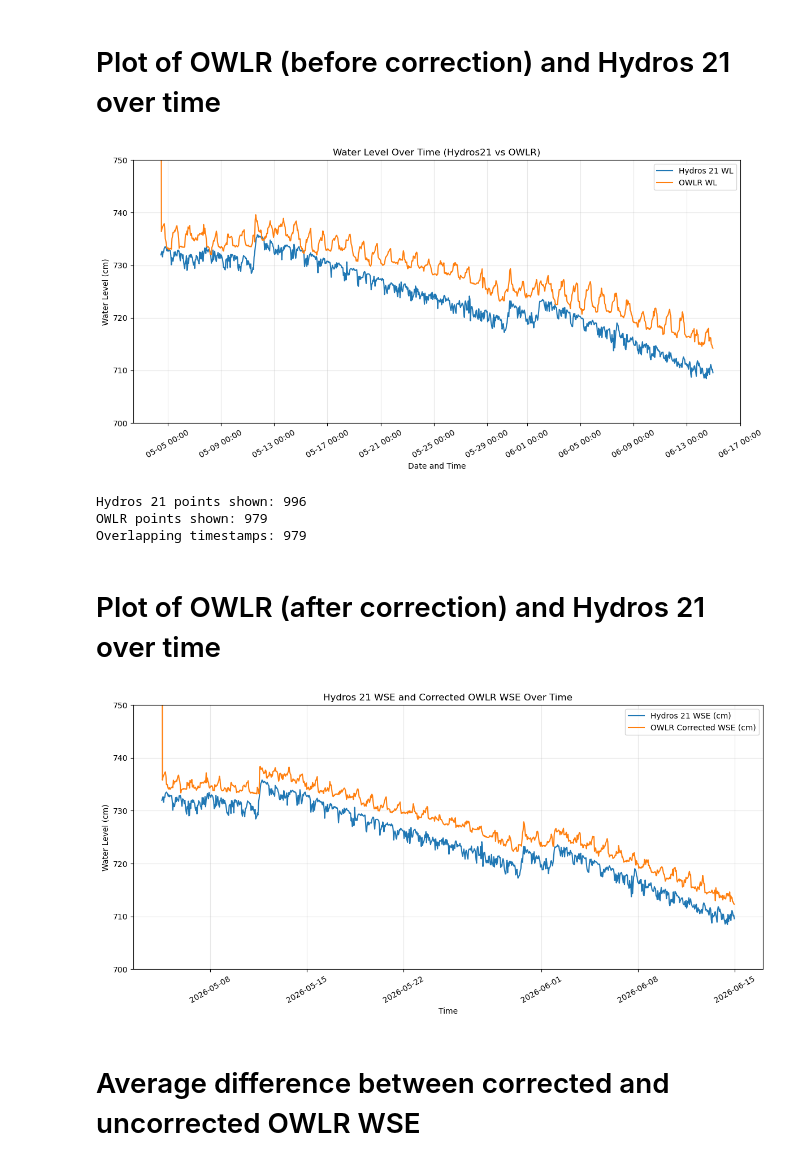
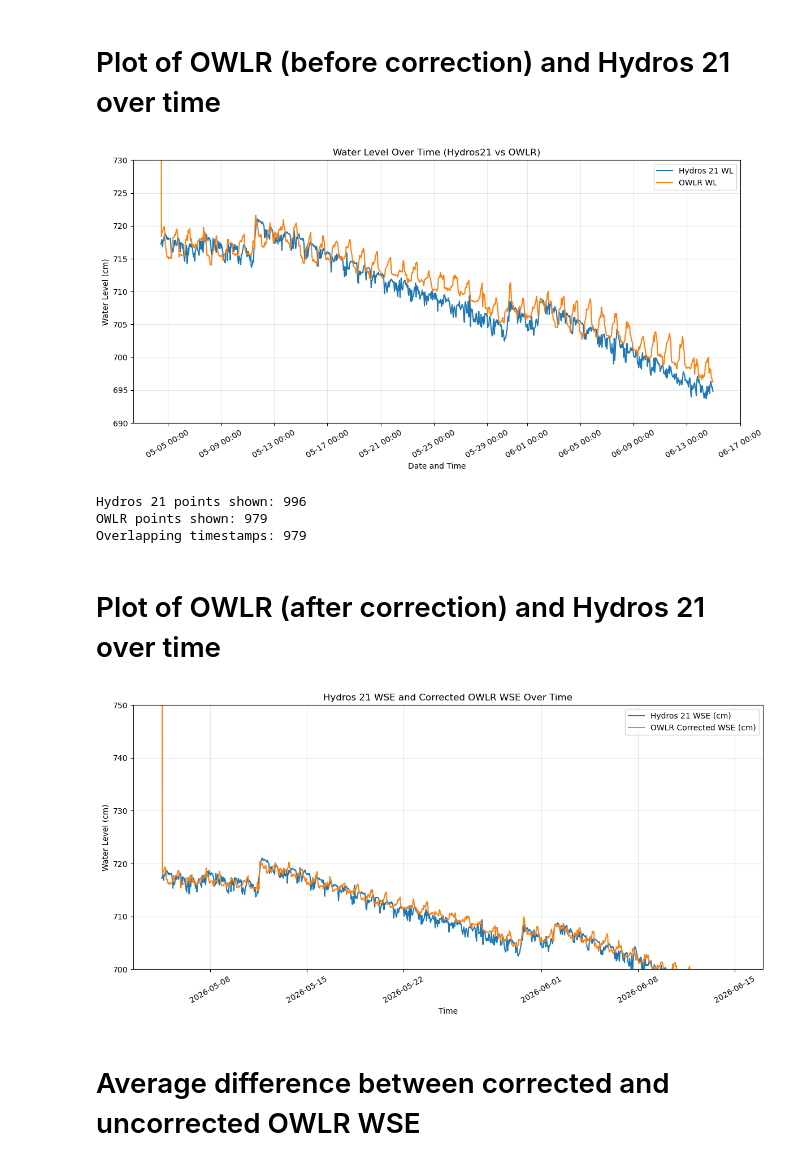
Before and after one commit to COAST-Lab/Open-Water-Level-and-Rainfall-Sensor, a Jupyter notebook: Data Analysis/waterLevelCMS.ipynb, the cells around one changed output. Saved outputs shown, nothing was run; the diff lists cells and outputs as text; code cells hidden in the pictures.

Commit message:
updated offset

```diff
--- a/Data Analysis/waterLevelCMS.ipynb
+++ b/Data Analysis/waterLevelCMS.ipynb
@@ -27,7 +27,7 @@ temp_davis_path = os.path.join(data_dir, "temp_Davis_06172026.csv")
 
 start_time = pd.Timestamp("2026-05-04 12:00:00")
 end_time   = pd.Timestamp("2026-06-14 23:00:00")
-owlr_wse_offset_cm = 860.24
+owlr_wse_offset_cm = 842.24 # Survey and Referenced with Dave Wells after relocation
 
 
 # Load OWLR (rainfall rows only)
@@ -104,7 +106,7 @@ def load_ctd(path):
     # hourly binning (this is the correct step)
     df["timestamp_hour"] = df[tcol].dt.floor("h")
 
-    df["WSE_CTD_cm"] = df[dcol] + 690.76
+    df["WSE_CTD_cm"] = df[dcol] + 676 # Calculation above
 
     # true hourly aggregation
     df = (
@@ -345,35 +347,35 @@ plt.plot(
     owlr_plot['WSE_OWLR_cm'],
     label='OWLR WL'
  )
 
 plt.title('Water Level Over Time (Hydros21 vs OWLR)')
 plt.xlabel('Date and Time')
 plt.ylabel('Water Level (cm)')
-plt.ylim(700, 750)
+plt.ylim(690, 730)
 
 # Format x-axis ticks as mm-dd hh:mm
 ax = plt.gca()
 ax.xaxis.set_major_locator(mdates.AutoDateLocator(minticks=6, maxticks=14))
 ax.xaxis.set_major_formatter(mdates.DateFormatter('%m-%d %H:%M'))
 plt.xticks(rotation=30)
 
 plt.legend()
 plt.grid(alpha=0.3)
 plt.tight_layout()
 plt.show()
 
 matched_only = pd.merge(
     ctd_plot[['timestamp_hour']],
     owlr_plot[['timestamp_hour']],
     on='timestamp_hour',
     how='inner'
  )
 
 print(f'Hydros 21 points shown: {len(ctd_plot)}')
 print(f'OWLR points shown: {len(owlr_plot)}')
 print(f'Overlapping timestamps: {len(matched_only)}')
 # %% [output]
-[figure, old version]
+[figure, new version]
 Hydros 21 points shown: 996
 OWLR points shown: 979
 Overlapping timestamps: 979
@@ -403,7 +405,7 @@ plt.xticks(rotation=30)
 plt.tight_layout()
 plt.show()
 # %% [output]
-[figure, old version]
+[figure, new version]
 # %% [markdown]
 # Average difference between corrected and uncorrected OWLR WSE
 # %%
```
Also changed, not shown: parts of 4 cells of this notebook.
